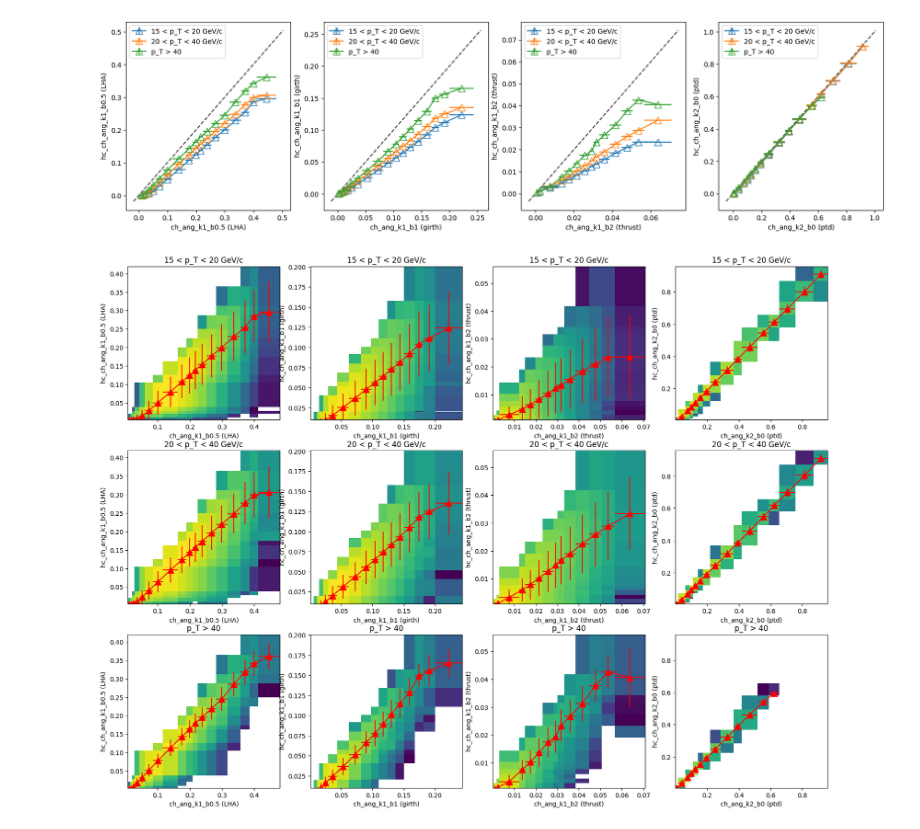
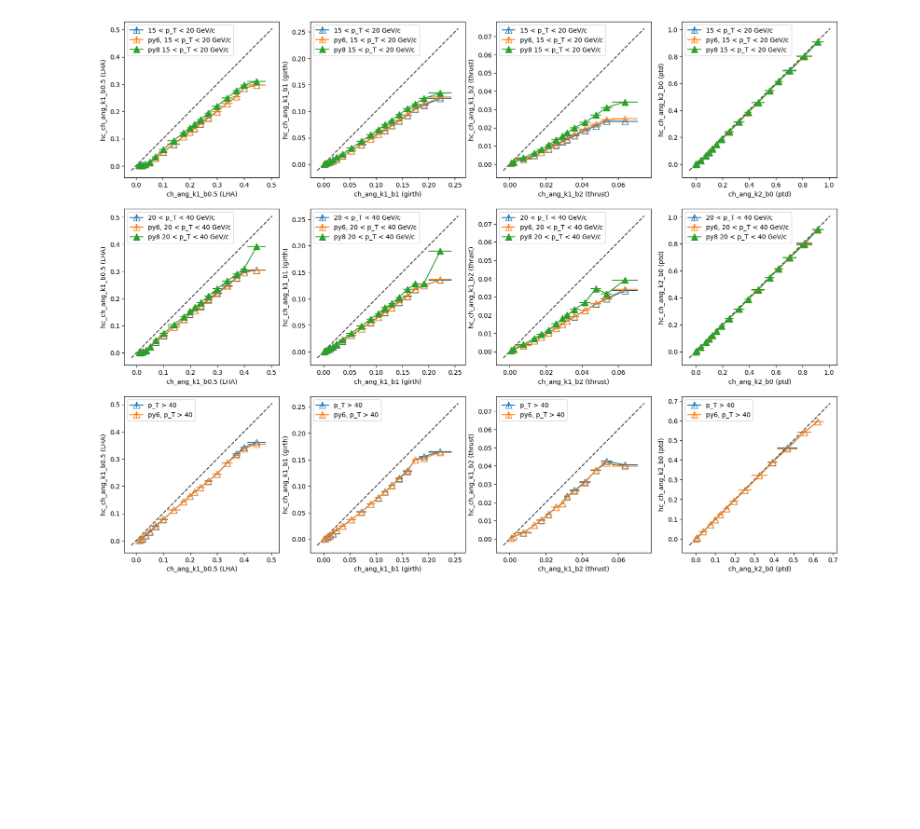
Before and after one commit to TanmayPani/jet-angularity-study, a Jupyter notebook: make_plots.ipynb, the cells around one changed output. Saved outputs shown, nothing was run; the diff lists cells and outputs as text; code cells hidden in the pictures; blank space fills up the shorter version.

```diff
--- a/make_plots.ipynb
+++ b/make_plots.ipynb
@@ -259,22 +290,4 @@ fig1.savefig(f"{plot_output_dir}/data_reco_ratio.pdf")
 # %%
-import math
-ang_columns = [
-     "ch_ang_k1_b0.5",
-     "ch_ang_k1_b1",
-     "ch_ang_k1_b2",
-     "ch_ang_k2_b0",
-     ]
-
-ang_extra_labels = ["LHA", "girth", "thrust", "ptd"]
-
-ratio_ylim = [[0, 3], [0, 3], [0,3], [0, 2]]
-
-pt_arr = gen_table["pt"].to_numpy()
-pt_bin_edges = [15, 20, 40, float("inf")]
-pt_bin_masks = [(pt_arr > low)&(pt_arr < high) for low, high in zip(pt_bin_edges[:-1], pt_bin_edges[1:])]
-pt_bin_labels =  [f"{low} < p_T < {high} GeV/c" if not math.isinf(high) else f"p_T > {low}" for low, high in zip(pt_bin_edges[:-1], pt_bin_edges[1:])]
-
-fig_scale = 5
 ncols = len(ang_columns)
 nrows = len(pt_bin_labels)
 fig = plt.figure(figsize=(fig_scale*ncols, nrows*fig_scale))
@@ -309,44 +322,50 @@ fig.savefig(f"{plot_output_dir}/incl_hcore_ratio.pdf")
 # %%
-from histograms import make_profile
+py8_pt_arr = py8_table["pt"].to_numpy()
+py8_pt_bin_masks = [(py8_pt_arr > low)&(py8_pt_arr < high) for low, high in zip(pt_bin_edges[:-1], pt_bin_edges[1:])]
 
 fig_scale = 5
 ncols = len(ang_columns)
-fig0, ax0s = plt.subplots(1, ncols, figsize=(fig_scale*ncols, fig_scale))
-fig, axs = plt.subplots(nrows, ncols, figsize=(fig_scale*ncols, nrows*fig_scale))
+nrows = 3
+fig0, ax0s = plt.subplots(nrows, ncols, figsize=(fig_scale*ncols, fig_scale*nrows))
 for icol, var in enumerate(ang_columns):
     #irow = int(np.floor(ivar/ncols))
     #icol = ivar%ncols
     bins = col_bins[var] if col_bins is not None else 100
     hc_bins = col_bins[f"hc_{var}"] if col_bins is not None else 100
 
     wts = mlt_wts[f"arr_{2*imlt}"]
-    arr = gen_table[var].to_numpy()
-    hc_arr = gen_table[f"hc_{var}"].to_numpy()
+    wts_py6 = mlt_wts["arr_0"]
+    arr_py6 = gen_table[var].to_numpy()
+    hc_py6_arr = gen_table[f"hc_{var}"].to_numpy()
+
+    arr_py8 = py8_table[var].to_numpy()
+    hc_py8_arr = py8_table[f"hc_{var}"].to_numpy()
 
     x = (bins[1:]+bins[:-1])/2.0
     x_err = (bins[1:]-bins[:-1])/2.0
 
-    for ipt_bin, pt_bin_mask in enumerate(pt_bin_masks):
-        _, prof, prof_err = make_profile(arr[pt_bin_mask], hc_arr[pt_bin_mask], weight=wts[pt_bin_mask], bins=bins)
-        axs[ipt_bin, icol].hist2d(arr[pt_bin_mask], hc_arr[pt_bin_mask], weights=wts[pt_bin_mask], bins=[bins, hc_bins], density=True, norm="log")
+    for ipt_bin, (pt_bin_mask, py8_pt_bin_mask) in enumerate(zip(pt_bin_masks, py8_pt_bin_masks)):
+        _, prof_mlt, prof_mlt_err = make_profile(arr_py6[pt_bin_mask], hc_py6_arr[pt_bin_mask], weight=wts[pt_bin_mask], bins=bins)
+        _, prof_py6, prof_py6_err = make_profile(arr_py6[pt_bin_mask], hc_py6_arr[pt_bin_mask], weight=wts_py6[pt_bin_mask], bins=bins)
+        _, prof_py8, prof_py8_err = make_profile(arr_py8[py8_pt_bin_mask], hc_py8_arr[py8_pt_bin_mask], bins=bins)
         if ipt_bin == 2 and var == "ch_ang_k2_b0":
-            ax0s[icol].errorbar(x[:-3], prof[:-3], xerr=x_err[:-3], yerr=0, marker="^", markersize=10, fillstyle="none", label=pt_bin_labels[ipt_bin])
-            axs[ipt_bin, icol].errorbar(x[:-3], prof[:-3], xerr=x_err[:-3], yerr=prof_err[:-3], marker="^", markersize=10, color="red")
+            ax0s[ipt_bin, icol].errorbar(x[:-3], prof_mlt[:-3], xerr=x_err[:-3], yerr=0, marker="^", markersize=10, fillstyle="none", label=pt_bin_labels[ipt_bin])
+            ax0s[ipt_bin, icol].errorbar(x[:-3], prof_py6[:-3], xerr=x_err[:-3], yerr=0, marker="^", markersize=10, fillstyle="none", label=f"py6, {pt_bin_labels[ipt_bin]}")
+            if ipt_bin < 2:
+                ax0s[ipt_bin, icol].errorbar(x[:-3], prof_py8[:-3], xerr=x_err[:-3], yerr=0, marker="^", markersize=10, label=f"py8, {pt_bin_labels[ipt_bin]}")
         else:
-            ax0s[icol].errorbar(x, prof, xerr=x_err, yerr=0, marker="^", markersize=10, fillstyle="none", label=pt_bin_labels[ipt_bin])
-            axs[ipt_bin, icol].errorbar(x, prof, xerr=x_err, yerr=prof_err, marker="^", markersize=10, color="red")
-        axs[ipt_bin, icol].set_title(pt_bin_labels[ipt_bin])
-        axs[ipt_bin, icol].set_xlabel(f"{var} ({ang_extra_labels[icol]})")
-        axs[ipt_bin, icol].set_ylabel(f"hc_{var} ({ang_extra_labels[icol]})")
+            ax0s[ipt_bin, icol].errorbar(x, prof_mlt, xerr=x_err, yerr=0, marker="^", markersize=10, fillstyle="none", label=pt_bin_labels[ipt_bin])
+            ax0s[ipt_bin, icol].errorbar(x, prof_py6, xerr=x_err, yerr=0, marker="^", markersize=10, fillstyle="none", label=f"py6, {pt_bin_labels[ipt_bin]}")
+            if ipt_bin < 2:
+                ax0s[ipt_bin, icol].errorbar(x, prof_py8, xerr=x_err, yerr=0, marker="^", markersize=10, label=f"py8, {pt_bin_labels[ipt_bin]}")
 
-    lims = [np.min([ax0s[icol].get_xlim(), ax0s[icol].get_ylim()]),  np.max([ax0s[icol].get_xlim(), ax0s[icol].get_ylim()])]
-    ax0s[icol].plot(lims, lims, 'k-', linestyle="--", alpha=0.75, zorder=0)
-    ax0s[icol].set_xlabel(f"{var} ({ang_extra_labels[icol]})")
-    ax0s[icol].set_ylabel(f"hc_{var} ({ang_extra_labels[icol]})")
-    ax0s[icol].legend()
+        lims = [np.min([ax0s[ipt_bin, icol].get_xlim(), ax0s[ipt_bin, icol].get_ylim()]),
+                np.max([ax0s[ipt_bin, icol].get_xlim(), ax0s[ipt_bin, icol].get_ylim()])]
+        ax0s[ipt_bin, icol].plot(lims, lims, 'k-', linestyle="--", alpha=0.75, zorder=0)
+        ax0s[ipt_bin, icol].set_xlabel(f"{var} ({ang_extra_labels[icol]})")
+        ax0s[ipt_bin, icol].set_ylabel(f"hc_{var} ({ang_extra_labels[icol]})")
+        ax0s[ipt_bin, icol].legend()
 
-fig.savefig(f"{plot_output_dir}/incl_hcore_2d.pdf")
 fig0.savefig(f"{plot_output_dir}/incl_hcore_profile.pdf")
 # %% [output]
-[figure, old version]
+[figure, new version]
-[figure, removed]
```
Also changed, not shown: parts of 9 cells of this notebook, 49 other files.
